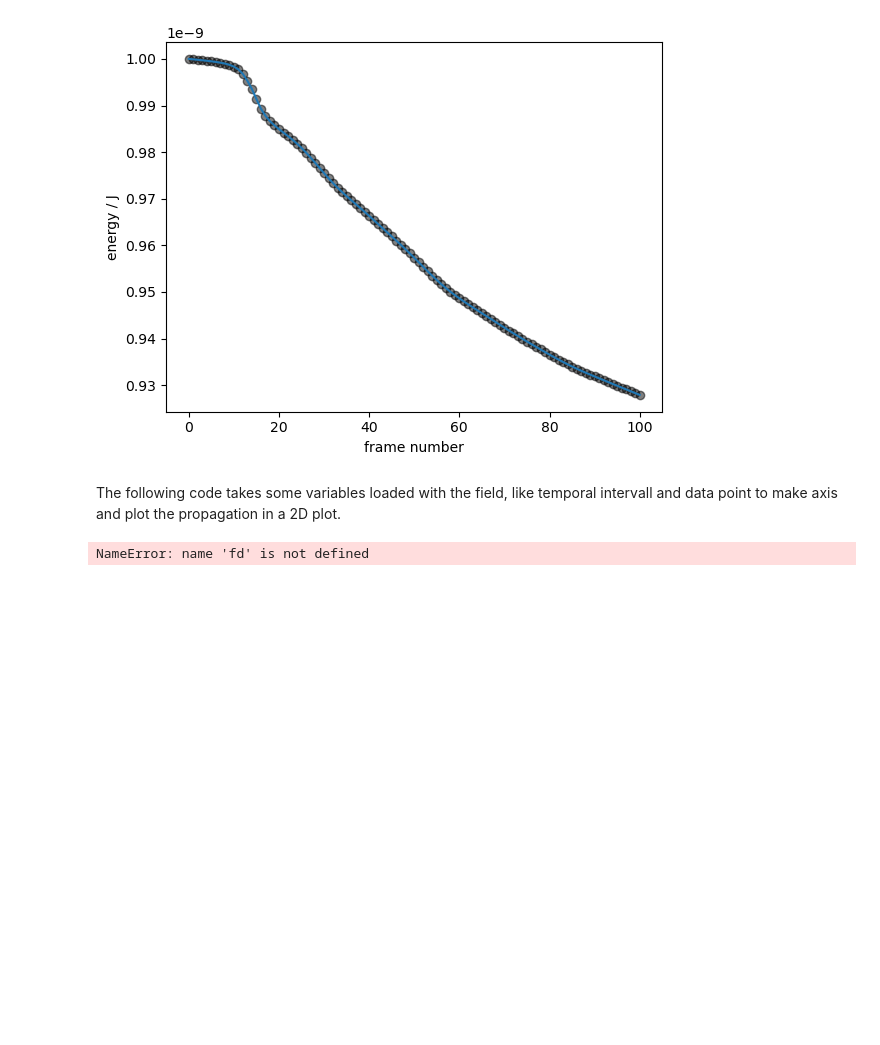
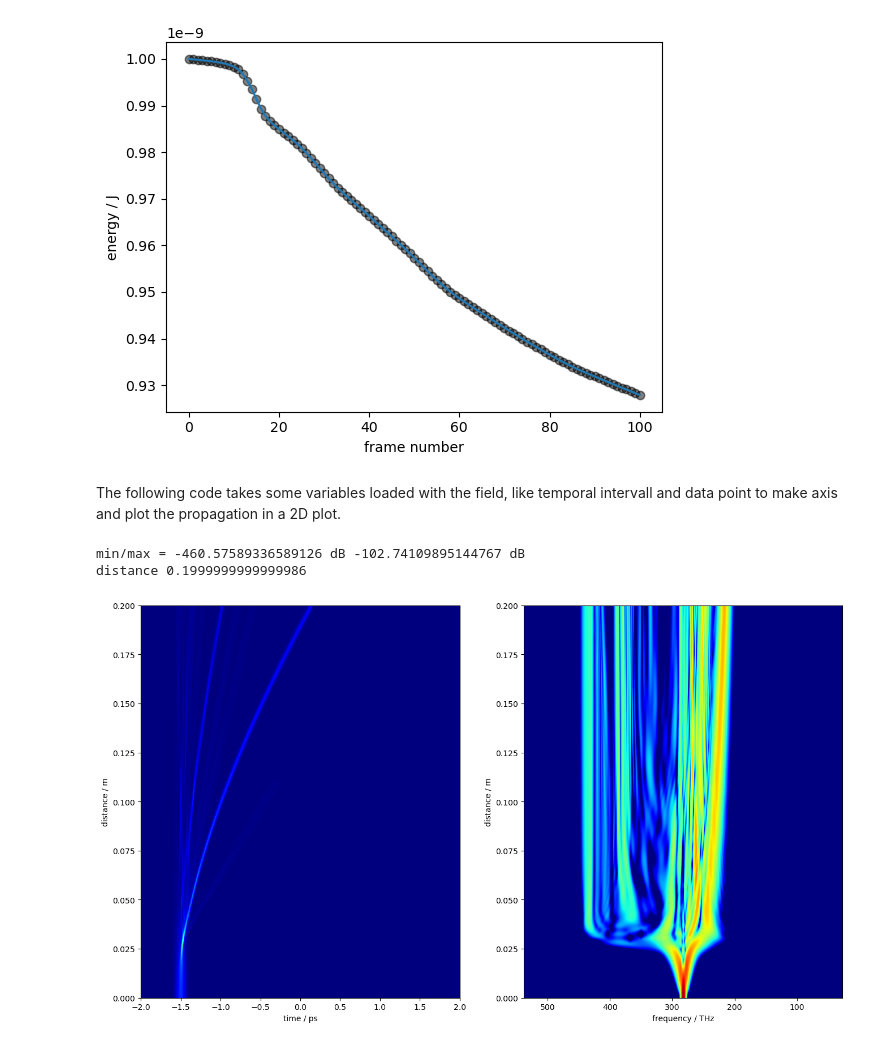
Before and after one commit to TomFD/fiberdesk-pytools, a Jupyter notebook: read new propagation files - bpfx.ipynb, the cells around one changed output. Saved outputs shown, nothing was run; the diff lists cells and outputs as text; code cells hidden in the pictures; blank space fills up the shorter version.

Commit message:
bicubic time domain

```diff
--- a/read new propagation files - bpfx.ipynb
+++ b/read new propagation files - bpfx.ipynb
@@ -120,32 +118,34 @@ spec_max=np.max(spec)
 print('min/max =',spec_min,'dB',spec_max,'dB')
 field_min = np.min(field)
 field_max = np.max(field)
 
 # extend of range in logarithmic spectral plot
 db_range = 30.0 # dB
 # extend of range in linear time plot
 lin_range = 1.0#0.2 # use only 20% of linear range, measured from min
 
 fig2 = plt.figure(figsize=(16, 9), dpi=100)
 ax2 = fig2.add_subplot(121)
 bx2 = fig2.add_subplot(122)
 print('distance',fd.distance)
 dist_label = 'distance / m'
 if (fd.distance == 0.0):
     fd.distance = data_time.shape[0]
     dist_label = 'roundtrip'
 # draw the field
-ax2.imshow(field,aspect='auto',interpolation='none',cmap='jet',origin='lower',vmin=field_min,vmax=field_min+(field_max-field_min)*lin_range,extent=[t_min,t_max,0,fd.distance])
+ax2.imshow(field,aspect='auto',interpolation='bicubic',cmap='jet',origin='lower',vmin=field_min,vmax=field_min+(field_max-field_min)*lin_range,extent=[t_min,t_max,0,fd.distance])
 
 ax2.set_xlabel('time / ps')
 ax2.set_ylabel(dist_label)
 
 # draw the spectrum
 bx2.imshow(spec,aspect='auto',interpolation='bicubic',cmap='jet',vmin=spec_max-db_range,vmax=spec_max,origin='lower',extent=[s_max,s_min,0,fd.distance])
 
 bx2.set_xlabel('frequency / THz')
 bx2.set_ylabel(dist_label)
 
 plt.show()
 # %% [output]
-NameError: name 'fd' is not defined
+min/max = -460.57589336589126 dB -102.74109895144767 dB
+distance 0.1999999999999986
+[figure, added]
```
Also changed, not shown: parts of 1 cell of this notebook, 1 other file.
